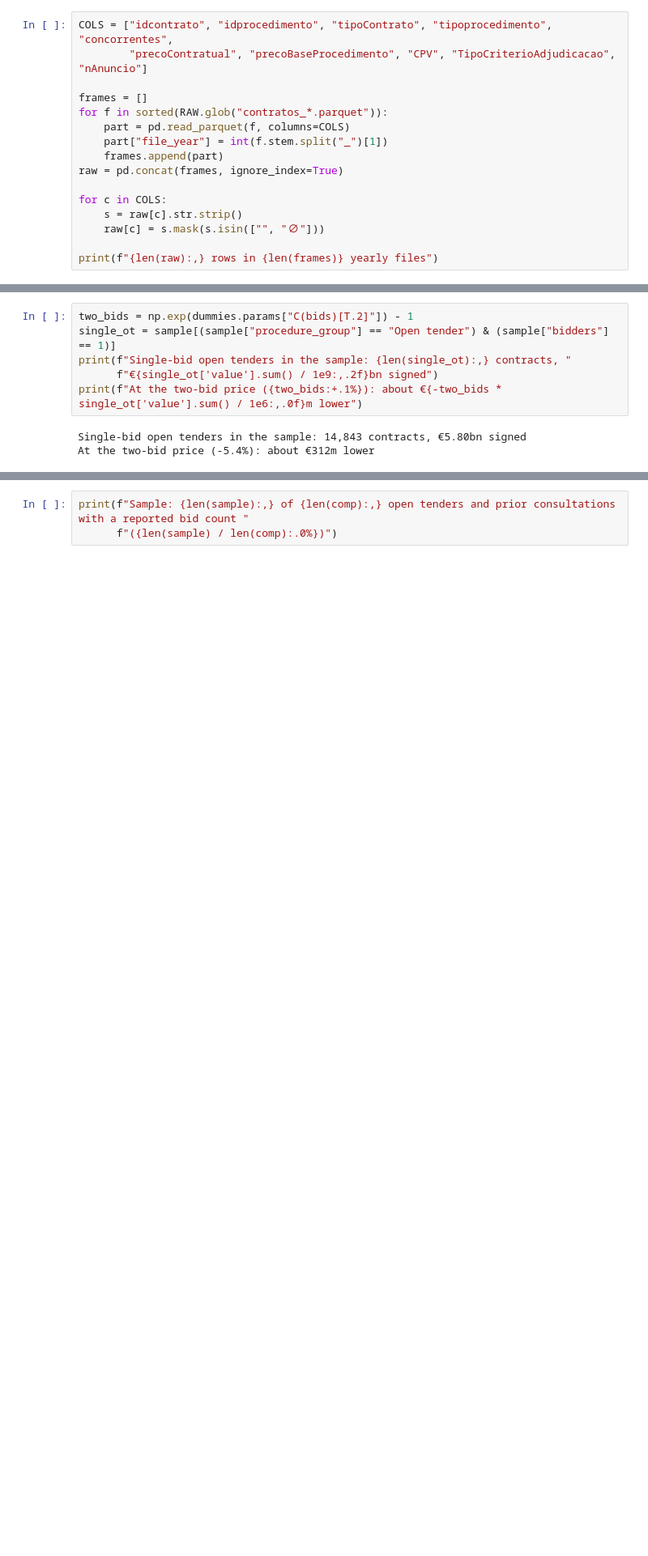
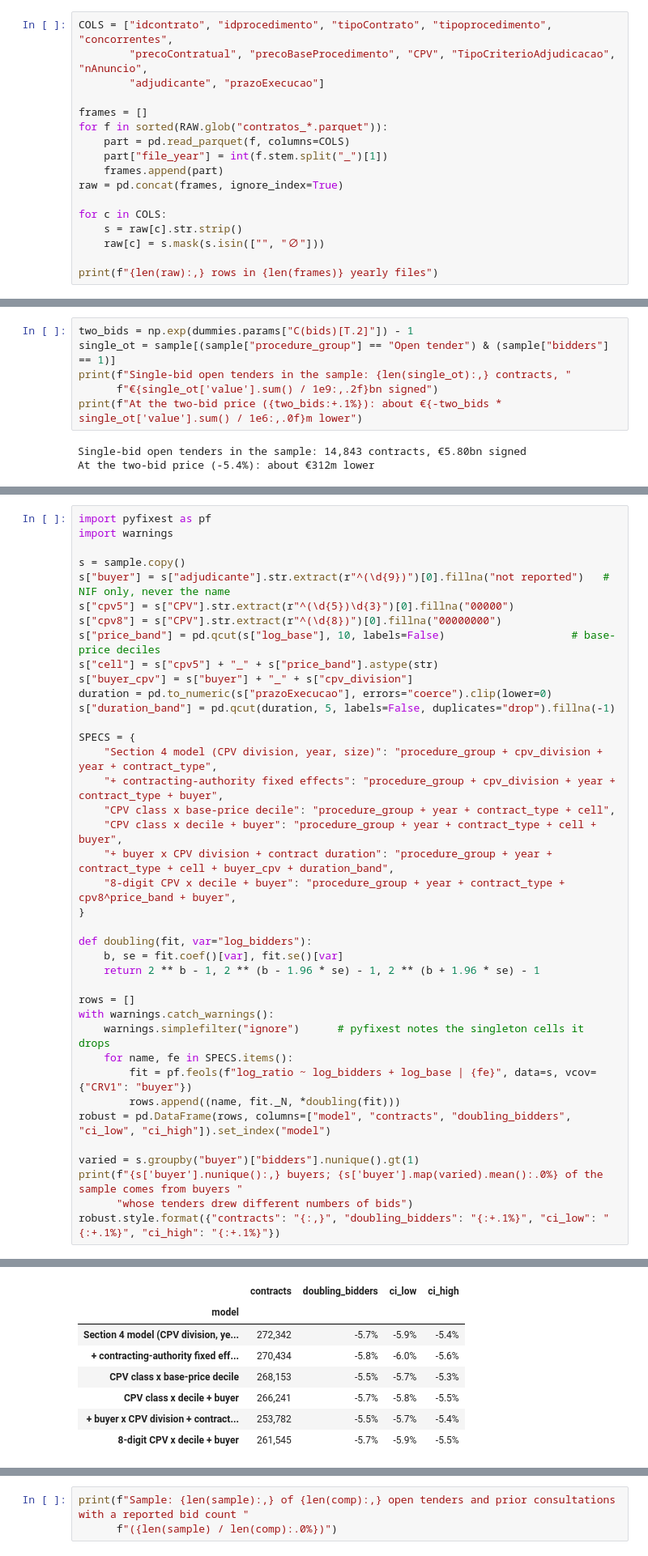
Before and after one commit to Alpralex/public-procurement-pt, a Jupyter notebook: notebooks/competition_and_price.ipynb, the cells around one changed output, grey strips where cells are left out. Shown at 81% size. Saved outputs shown, nothing was run; the diff lists cells and outputs as text; blank space fills up the shorter version.

```diff
--- a/notebooks/competition_and_price.ipynb
+++ b/notebooks/competition_and_price.ipynb
@@ -61,7 +63,8 @@ Every column in the source is text. The cleaning follows the same rules as the d
 Names of suppliers and descriptions of contracts are not used anywhere in this notebook.
 # %%
 COLS = ["idcontrato", "idprocedimento", "tipoContrato", "tipoprocedimento", "concorrentes",
-        "precoContratual", "precoBaseProcedimento", "CPV", "TipoCriterioAdjudicacao", "nAnuncio"]
+        "precoContratual", "precoBaseProcedimento", "CPV", "TipoCriterioAdjudicacao", "nAnuncio",
+        "adjudicante", "prazoExecucao"]
 
 frames = []
 for f in sorted(RAW.glob("contratos_*.parquet")):
@@ -379,0 +399,40 @@ At the two-bid price (-5.4%): about €312m lower
+# %%
+import pyfixest as pf
+import warnings
+
+s = sample.copy()
+s["buyer"] = s["adjudicante"].str.extract(r"^(\d{9})")[0].fillna("not reported")   # NIF only, never the name
+s["cpv5"] = s["CPV"].str.extract(r"^(\d{5})\d{3}")[0].fillna("00000")
+s["cpv8"] = s["CPV"].str.extract(r"^(\d{8})")[0].fillna("00000000")
+s["price_band"] = pd.qcut(s["log_base"], 10, labels=False)                    # base-price deciles
+s["cell"] = s["cpv5"] + "_" + s["price_band"].astype(str)
+s["buyer_cpv"] = s["buyer"] + "_" + s["cpv_division"]
+duration = pd.to_numeric(s["prazoExecucao"], errors="coerce").clip(lower=0)
+s["duration_band"] = pd.qcut(duration, 5, labels=False, duplicates="drop").fillna(-1)
+
+SPECS = {
+    "Section 4 model (CPV division, year, size)": "procedure_group + cpv_division + year + contract_type",
+    "+ contracting-authority fixed effects": "procedure_group + cpv_division + year + contract_type + buyer",
+    "CPV class x base-price decile": "procedure_group + year + contract_type + cell",
+    "CPV class x decile + buyer": "procedure_group + year + contract_type + cell + buyer",
+    "+ buyer x CPV division + contract duration": "procedure_group + year + contract_type + cell + buyer_cpv + duration_band",
+    "8-digit CPV x decile + buyer": "procedure_group + year + contract_type + cpv8^price_band + buyer",
+}
+
+def doubling(fit, var="log_bidders"):
+    b, se = fit.coef()[var], fit.se()[var]
+    return 2 ** b - 1, 2 ** (b - 1.96 * se) - 1, 2 ** (b + 1.96 * se) - 1
+
+rows = []
+with warnings.catch_warnings():
+    warnings.simplefilter("ignore")      # pyfixest notes the singleton cells it drops
+    for name, fe in SPECS.items():
+        fit = pf.feols(f"log_ratio ~ log_bidders + log_base | {fe}", data=s, vcov={"CRV1": "buyer"})
+        rows.append((name, fit._N, *doubling(fit)))
+robust = pd.DataFrame(rows, columns=["model", "contracts", "doubling_bidders", "ci_low", "ci_high"]).set_index("model")
+
+varied = s.groupby("buyer")["bidders"].nunique().gt(1)
+print(f"{s['buyer'].nunique():,} buyers; {s['buyer'].map(varied).mean():.0%} of the sample comes from buyers "
+      "whose tenders drew different numbers of bids")
+robust.style.format({"contracts": "{:,}", "doubling_bidders": "{:+.1%}", "ci_low": "{:+.1%}", "ci_high": "{:+.1%}"})
+# %% [output]
@@ -379,0 +440,8 @@ At the two-bid price (-5.4%): about €312m lower
+|  | contracts | doubling_bidders | ci_low | ci_high |
+| model |  |  |  |  |
+| Section 4 model (CPV division, ye... | 272,342 | -5.7% | -5.9% | -5.4% |
+| + contracting-authority fixed eff... | 270,434 | -5.8% | -6.0% | -5.6% |
+| CPV class x base-price decile | 268,153 | -5.5% | -5.7% | -5.3% |
+| CPV class x decile + buyer | 266,241 | -5.7% | -5.8% | -5.5% |
+| + buyer x CPV division + contract... | 253,782 | -5.5% | -5.7% | -5.4% |
+| 8-digit CPV x decile + buyer | 261,545 | -5.7% | -5.9% | -5.5% |
```
Also changed, not shown: parts of 7 cells of this notebook, 1 other file.
